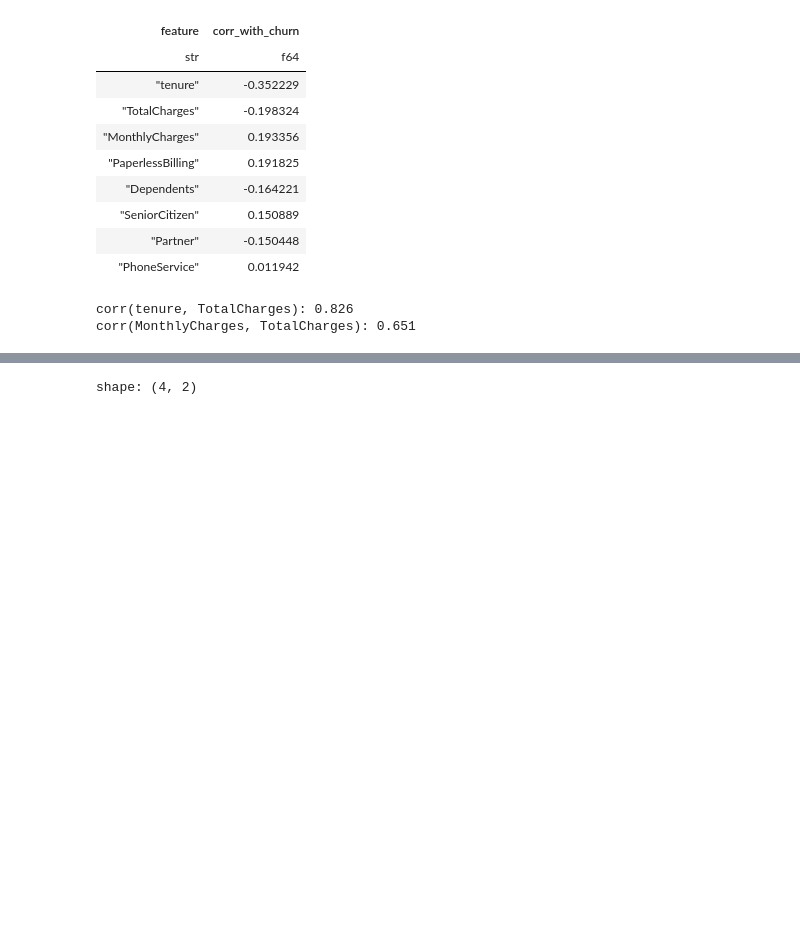
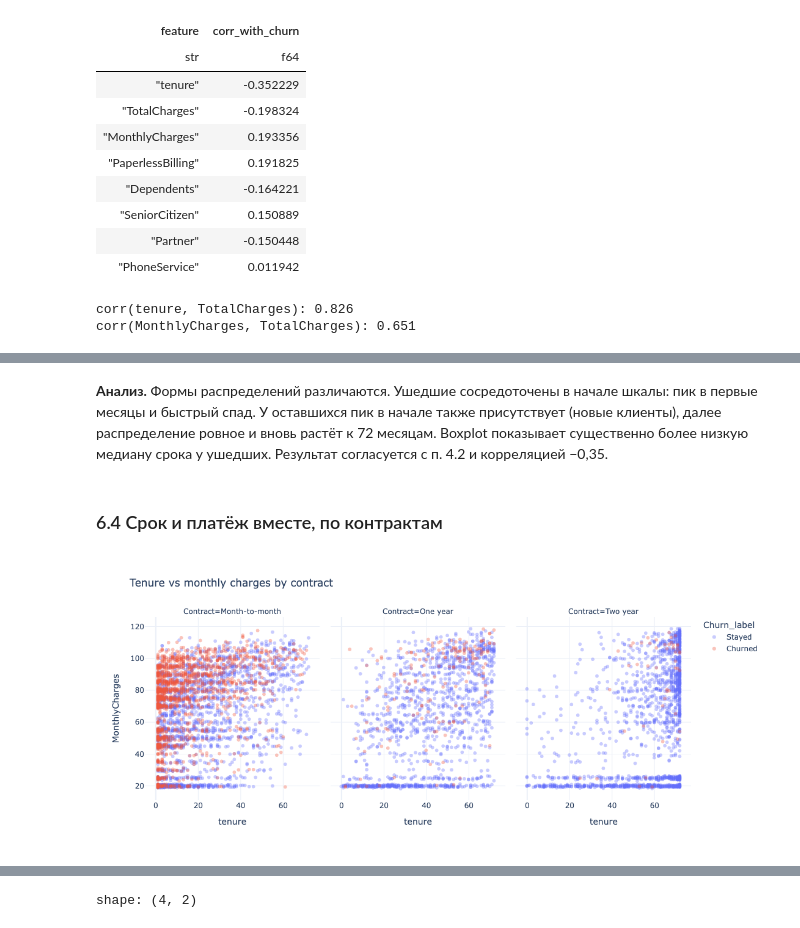
Before and after one commit to photoseanp/telco, a Jupyter notebook: notebooks/EDA.ipynb, the cells around one changed output, grey strips where cells are left out. Cells and saved outputs as stored; diff of their text form; code cells hidden in the pictures; blank space fills up the shorter version.

```diff
--- a/notebooks/EDA.ipynb
+++ b/notebooks/EDA.ipynb
@@ -588,0 +682,19 @@ corr(MonthlyCharges, TotalCharges): 0.651
+# %% [markdown]
+**Анализ.** Формы распределений различаются. Ушедшие сосредоточены в начале шкалы: пик в первые месяцы и быстрый спад. У оставшихся пик в начале также присутствует (новые клиенты), далее распределение ровное и вновь растёт к 72 месяцам. Boxplot показывает существенно более низкую медиану срока у ушедших. Результат согласуется с п. 4.2 и корреляцией −0,35.
+# %% [markdown]
+### 6.4 Срок и платёж вместе, по контрактам
+# %%
+fig = px.scatter(
+    plot_df,
+    x="tenure",
+    y="MonthlyCharges",
+    color="Churn_label",
+    facet_col="Contract",
+    category_orders={"Contract": CONTRACTS},
+    opacity=0.35,
+    title="Tenure vs monthly charges by contract",
+)
+fig.update_layout(width=1100, height=480)
+fig.show()
+# %% [output]
+[figure, added]
```
Also changed, not shown: parts of 60 cells of this notebook, 1 other file.
